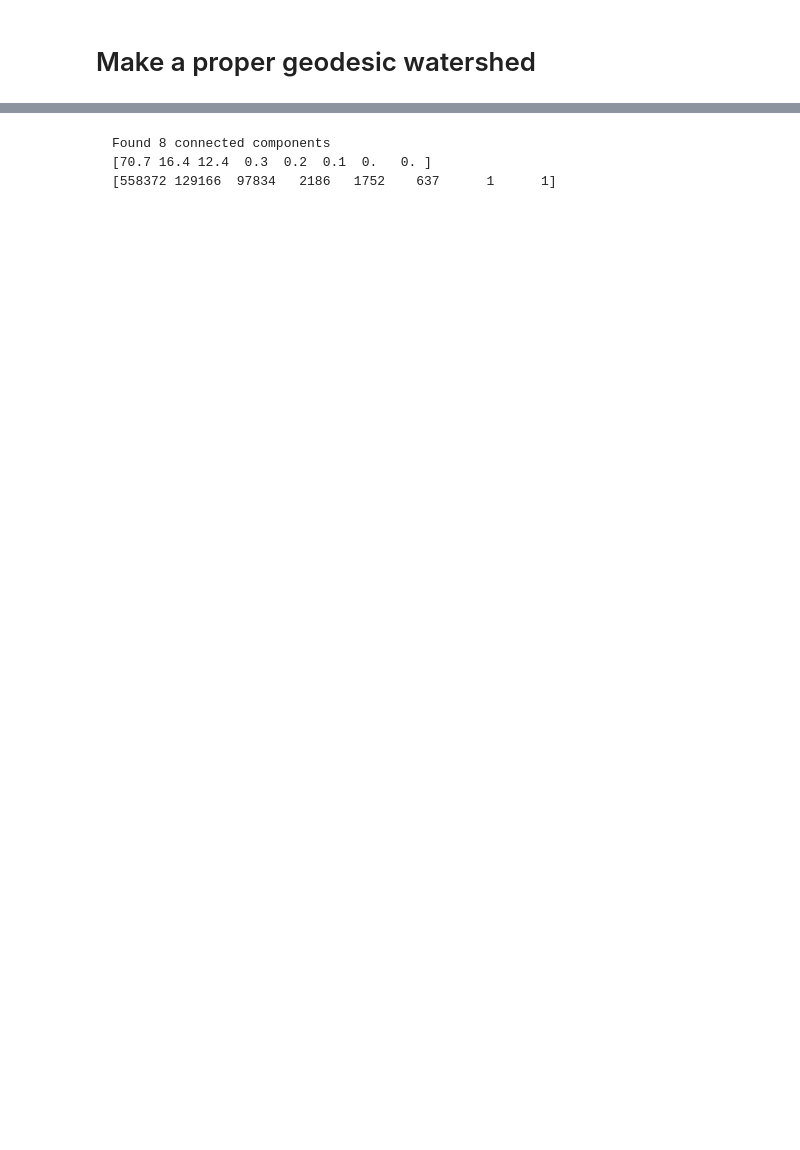
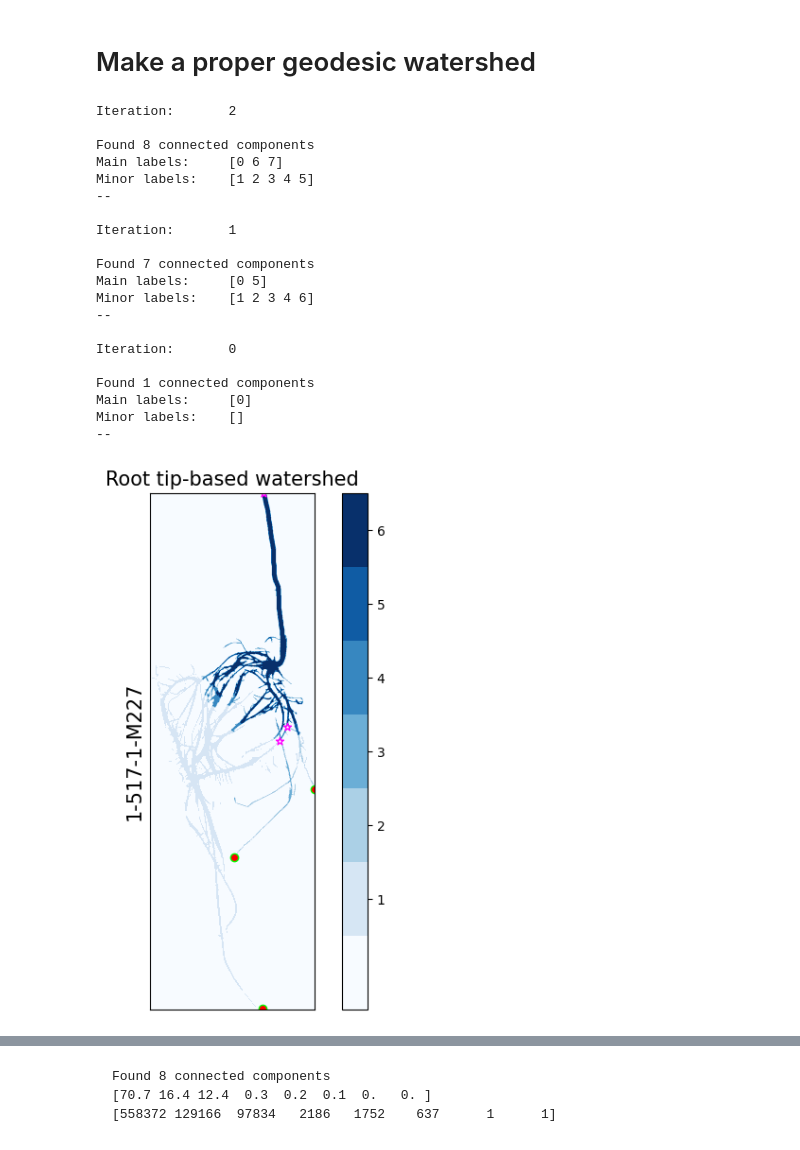
Before and after one commit to ejamezquita/root_necrosis, a Jupyter notebook: jupyter/02_find_main_tips.ipynb, the cells around one changed output, grey strips where cells are left out. Cells and saved outputs as stored; diff of their text form; code cells hidden in the pictures; blank space fills up the shorter version.

```diff
--- a/jupyter/02_find_main_tips.ipynb
+++ b/jupyter/02_find_main_tips.ipynb
@@ -494,31 +227,70 @@ for ix in range(len(rest[tmask])-1, -1, -1):
     print('Found',nums,'connected components')
     hist, bins = np.histogram(label, bins=range(1,nums+2))
     hargsort = np.argsort(hist)[::-1]
     mainlabels = np.zeros(ix+1, dtype=int)
     for i in range(len(mainlabels)):
         foo = label[tuple(tips[tmask][i])]
         mainlabels[i] = foo-1
     mainlabels = mainlabels[mainlabels > -1]
     minorlabels = np.setdiff1d(range(nums), mainlabels)
     print('Main labels:\t',mainlabels,'\nMinor labels:\t',minorlabels,'\n--\n')
 
     foo = timg*inv
     ends = np.asarray(ndimage.maximum_position(foo, label, index=range(1,nums+1)))
     sdist = spatial.distance_matrix(ends[mainlabels], ends[minorlabels])
 
     for i in range(len(mainlabels)):
         mask = (watershed == 0) & (label == mainlabels[i] + 1)
         watershed[mask] = colorval
         extras = np.nonzero(mainlabels[np.argmin(sdist, axis=0)] == mainlabels[i])[0]
         for j in minorlabels[extras]:
             mask = (watershed == 0) & (label == j+1)
             watershed[mask] = colorval
 
         colorlist = []
         for j in range(len(tips[tmask])):
             if label[tuple(tips[tmask][j])] == mainlabels[i] + 1:
                 colorlist.append(rest[tmask][j,0])
         colordict[colorval] = colorlist
         colorval += 1
 
-    #ax[k].imshow(watershed, cmap='Blues', origin='upper', vmin=0, vmax=len(colordict)); k+=1
+fs = 15
+cmap = plt.get_cmap('Blues', len(colordict) + 1)
+
+fig, ax = plt.subplots(1,1, figsize=(6,6), sharex=True, sharey=True)
+ax = np.atleast_1d(ax).ravel()
+
+a = ax[0].imshow(watershed, cmap=cmap, origin='upper', vmin=-.5, vmax=len(colordict)+.5)
+ax[0].scatter(tips[tmask,1], tips[tmask,0], marker='o', color='r', edgecolor='lime', linewidth=1)
+ax[0].scatter(merge[tmask,1], merge[tmask,0], marker='*', color='white', edgecolor='magenta', linewidth=1)
+ax[0].tick_params(labelleft=False, left=False, bottom=False, labelbottom=False)
+ax[0].set_ylabel(bname, fontsize=fs)
+ax[0].set_title('Root tip-based watershed', fontsize=fs)
+cax = plt.colorbar(a, ticks=range(1, len(colordict) + 1))
+
+fig.tight_layout()
+
+filename = ddst + 'watershed_root_tip_-_' + bname
+plt.savefig(filename +'.png', format='png', bbox_inches='tight', dpi=200)
+# %% [output]
+Iteration:       2
+
+Found 8 connected components
+Main labels:     [0 6 7]
+Minor labels:    [1 2 3 4 5]
+--
+
+Iteration:       1
+
+Found 7 connected components
+Main labels:     [0 5]
+Minor labels:    [1 2 3 4 6]
+--
+
+Iteration:       0
+
+Found 1 connected components
+Main labels:     [0]
+Minor labels:    []
+--
+[figure, added]
```
Also changed, not shown: parts of 22 cells of this notebook, 3 other files.
